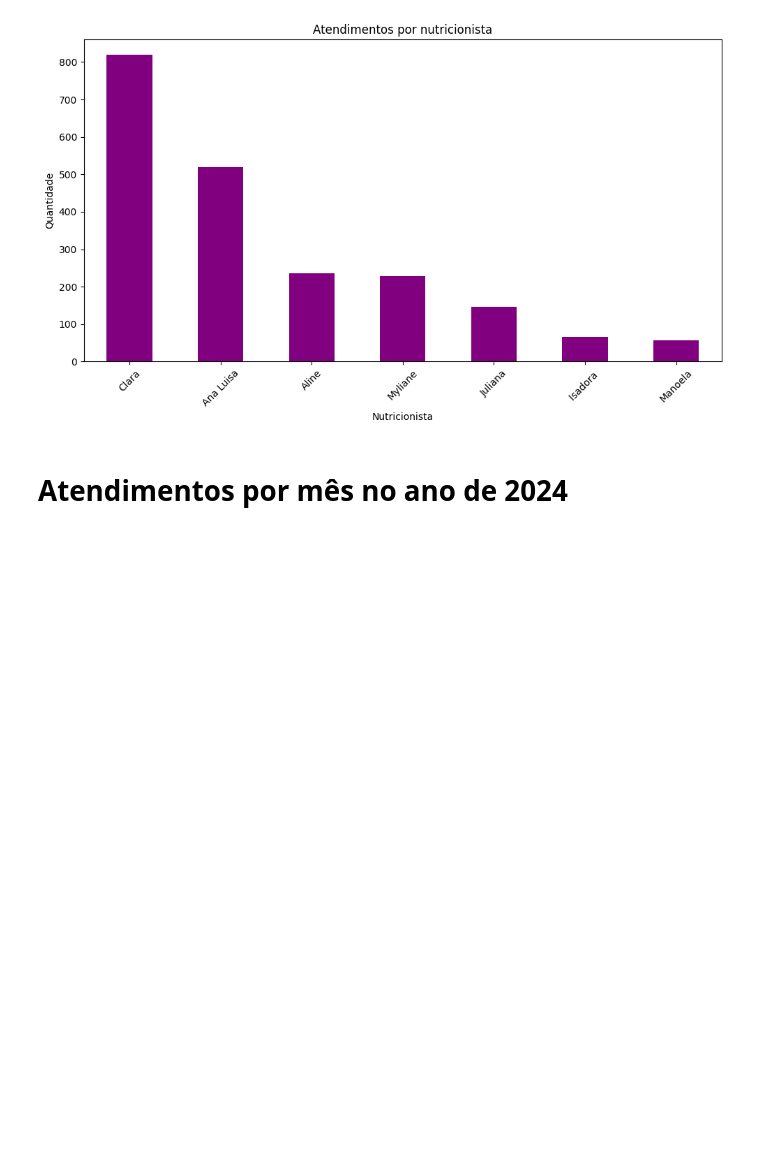
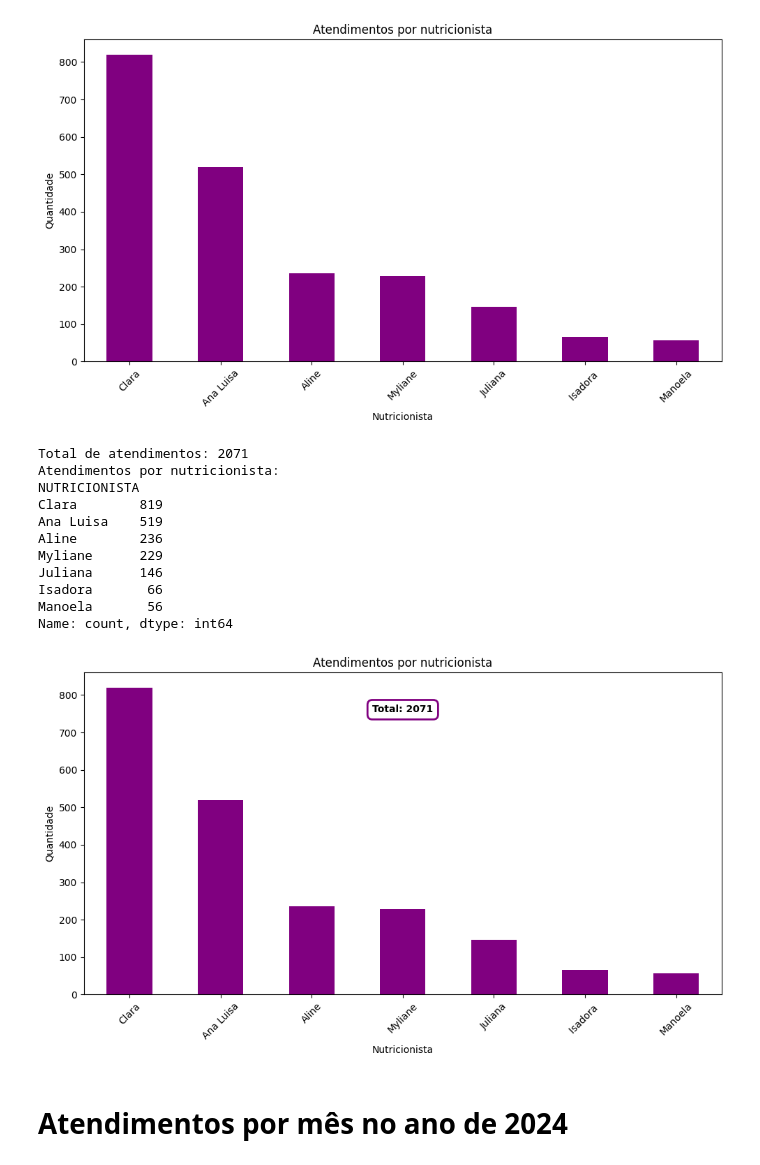
Before and after one commit to GARTosto/fluanutricaojob1, a Jupyter notebook: Flua_job1_analises.ipynb, the cells around one changed output. Cells and saved outputs as stored; diff of their text form; code cells hidden in the pictures; blank space fills up the shorter version.

```diff
--- a/Flua_job1_analises.ipynb
+++ b/Flua_job1_analises.ipynb
@@ -81,6 +80,53 @@ Isadora       66
 Manoela       56
 Name: count, dtype: int64
 [figure]
+# %%
+import matplotlib.pyplot as plt
+
+# Total de atendimentos
+total_atendimentos = len(df_b1)
+print(f"Total de atendimentos: {total_atendimentos}")
+
+# Atendimentos por nutricionista
+print(f"Atendimentos por nutricionista:\n{df_b1['NUTRICIONISTA'].value_counts()}")
+
+# Gráfico
+plt.figure(figsize=(10,6))
+df_b1['NUTRICIONISTA'].value_counts().plot(kind='bar', color='purple')
+plt.title('Atendimentos por nutricionista')
+plt.xlabel('Nutricionista')
+plt.ylabel('Quantidade')
+plt.xticks(rotation=45)
+
+# Posição centralizada
+x_centro = (len(df_b1['NUTRICIONISTA'].value_counts()) - 1) / 2
+y_topo = plt.ylim()[1] * 0.9
+
+# Texto com fundo transparente e borda roxa
+plt.text(
+    x_centro, y_topo,
+    f'Total: {total_atendimentos}',
+    horizontalalignment='center',
+    verticalalignment='top',
+    fontweight='bold',  # Negrito
+    bbox=dict(facecolor='none', edgecolor='purple', boxstyle='round,pad=0.5', linewidth=2)  # Fundo transparente, borda roxa
+)
+
+plt.tight_layout()
+plt.show()
+# %% [output]
+Total de atendimentos: 2071
+Atendimentos por nutricionista:
+NUTRICIONISTA
+Clara        819
+Ana Luisa    519
+Aline        236
+Myliane      229
+Juliana      146
+Isadora       66
+Manoela       56
+Name: count, dtype: int64
+[figure, added]
 # %% [markdown]
 # Atendimentos por mês no ano de 2024
 # %%
```
Also changed, not shown: parts of 5 cells of this notebook, 1 other file.
